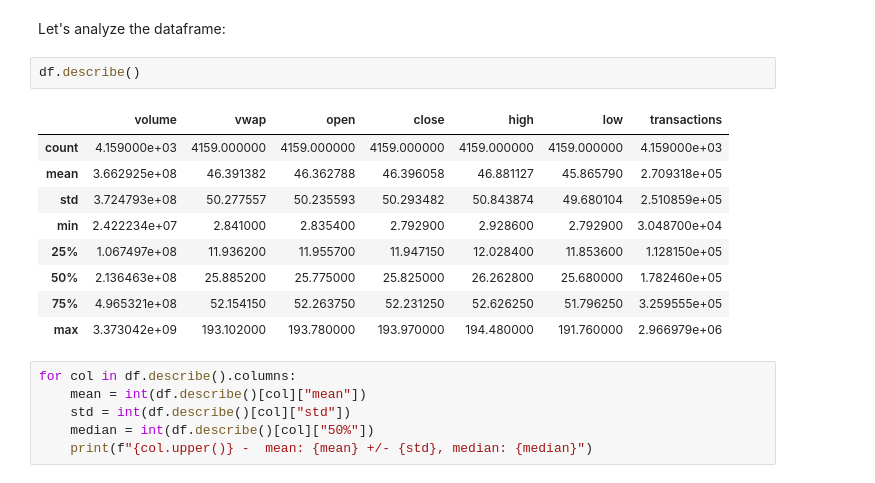
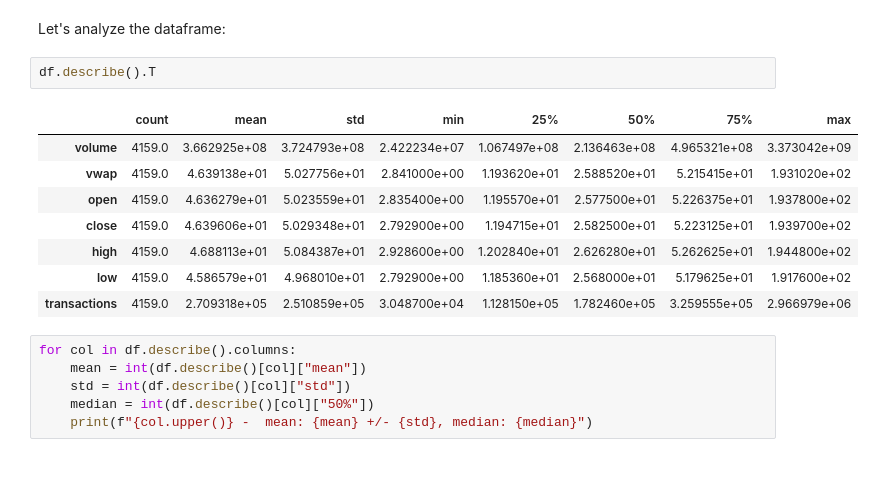
Before and after one commit to julietawenger/DI-Bootcamp, a Jupyter notebook: Week4/Day4/Mini-Project.ipynb, the cells around one changed output. Drawn from its saved outputs; the diff is of its cells as text.

```diff
--- a/Week4/Day4/Mini-Project.ipynb
+++ b/Week4/Day4/Mini-Project.ipynb
@@ -115,17 +114,16 @@ mpf.plot(df_candlestick, type='candle', style='charles', title='Candlestick Char
 # %% [markdown]
 Let's analyze the dataframe:
 # %%
-df.describe()
+df.describe().T
 # %% [output]
-|  | volume | vwap | open | close | high | low | transactions |
-| count | 4.159000e+03 | 4159.000000 | 4159.000000 | 4159.000000 | 4159.000000 | 4159.000000 | 4.159000e+03 |
-| mean | 3.662925e+08 | 46.391382 | 46.362788 | 46.396058 | 46.881127 | 45.865790 | 2.709318e+05 |
-| std | 3.724793e+08 | 50.277557 | 50.235593 | 50.293482 | 50.843874 | 49.680104 | 2.510859e+05 |
-| min | 2.422234e+07 | 2.841000 | 2.835400 | 2.792900 | 2.928600 | 2.792900 | 3.048700e+04 |
-| 25% | 1.067497e+08 | 11.936200 | 11.955700 | 11.947150 | 12.028400 | 11.853600 | 1.128150e+05 |
-| 50% | 2.136463e+08 | 25.885200 | 25.775000 | 25.825000 | 26.262800 | 25.680000 | 1.782460e+05 |
-| 75% | 4.965321e+08 | 52.154150 | 52.263750 | 52.231250 | 52.626250 | 51.796250 | 3.259555e+05 |
-| max | 3.373042e+09 | 193.102000 | 193.780000 | 193.970000 | 194.480000 | 191.760000 | 2.966979e+06 |
+|  | count | mean | std | min | 25% | 50% | 75% | max |
+| volume | 4159.0 | 3.662925e+08 | 3.724793e+08 | 2.422234e+07 | 1.067497e+08 | 2.136463e+08 | 4.965321e+08 | 3.373042e+09 |
+| vwap | 4159.0 | 4.639138e+01 | 5.027756e+01 | 2.841000e+00 | 1.193620e+01 | 2.588520e+01 | 5.215415e+01 | 1.931020e+02 |
+| open | 4159.0 | 4.636279e+01 | 5.023559e+01 | 2.835400e+00 | 1.195570e+01 | 2.577500e+01 | 5.226375e+01 | 1.937800e+02 |
+| close | 4159.0 | 4.639606e+01 | 5.029348e+01 | 2.792900e+00 | 1.194715e+01 | 2.582500e+01 | 5.223125e+01 | 1.939700e+02 |
+| high | 4159.0 | 4.688113e+01 | 5.084387e+01 | 2.928600e+00 | 1.202840e+01 | 2.626280e+01 | 5.262625e+01 | 1.944800e+02 |
+| low | 4159.0 | 4.586579e+01 | 4.968010e+01 | 2.792900e+00 | 1.185360e+01 | 2.568000e+01 | 5.179625e+01 | 1.917600e+02 |
+| transactions | 4159.0 | 2.709318e+05 | 2.510859e+05 | 3.048700e+04 | 1.128150e+05 | 1.782460e+05 | 3.259555e+05 | 2.966979e+06 |
 # %%
 for col in df.describe().columns:
     mean = int(df.describe()[col]["mean"])
```
Also changed, not shown: parts of 1 cell of this notebook, 4 other files.
